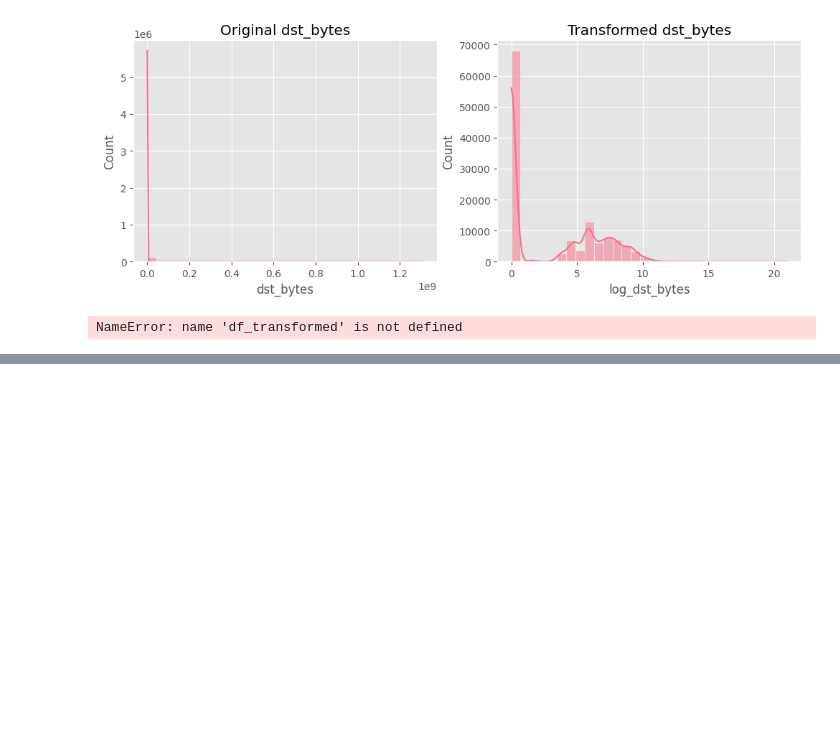
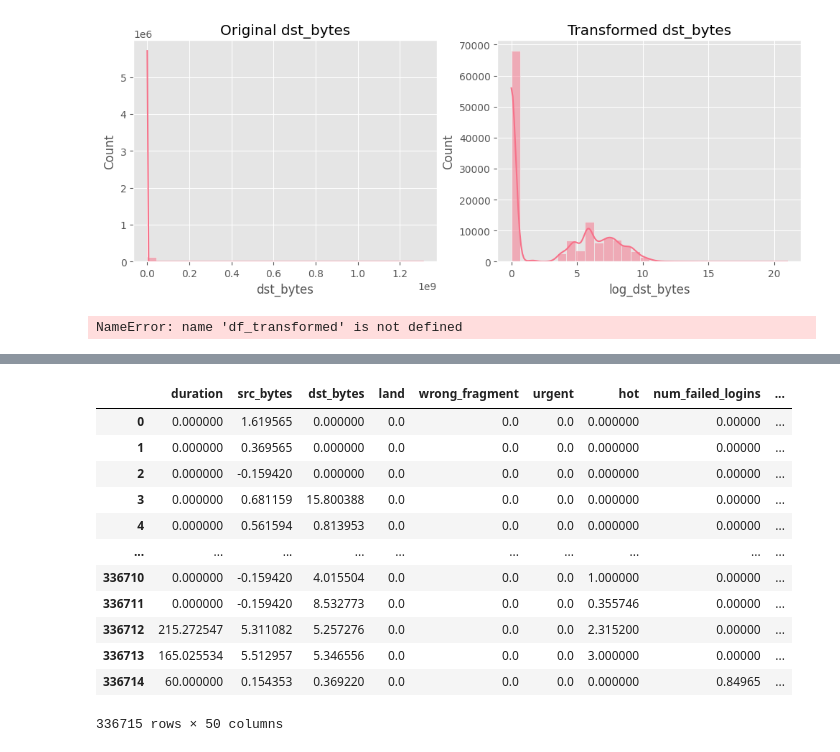
Before and after one commit to mailech/SentinelNet-AI-Powered-Network-Intrusion-Detection-System-, a Jupyter notebook: Feature-Engineering.ipynb, the cells around one changed output, grey strips where cells are left out. Cells and saved outputs as stored; diff of their text form; code cells hidden in the pictures; blank space fills up the shorter version.

```diff
--- a/Feature-Engineering.ipynb
+++ b/Feature-Engineering.ipynb
@@ -338,3 +481,19 @@ y_resampled
+# %%
+X_resampled
+# %% [output]
+|  | duration | src_bytes | dst_bytes | land | wrong_fragment | urgent | hot | num_failed_logins | ... |
+| 0 | 0.000000 | 1.619565 | 0.000000 | 0.0 | 0.0 | 0.0 | 0.000000 | 0.00000 | ... |
+| 1 | 0.000000 | 0.369565 | 0.000000 | 0.0 | 0.0 | 0.0 | 0.000000 | 0.00000 | ... |
+| 2 | 0.000000 | -0.159420 | 0.000000 | 0.0 | 0.0 | 0.0 | 0.000000 | 0.00000 | ... |
+| 3 | 0.000000 | 0.681159 | 15.800388 | 0.0 | 0.0 | 0.0 | 0.000000 | 0.00000 | ... |
+| 4 | 0.000000 | 0.561594 | 0.813953 | 0.0 | 0.0 | 0.0 | 0.000000 | 0.00000 | ... |
+| ... | ... | ... | ... | ... | ... | ... | ... | ... | ... |
+| 336710 | 0.000000 | -0.159420 | 4.015504 | 0.0 | 0.0 | 0.0 | 1.000000 | 0.00000 | ... |
+| 336711 | 0.000000 | -0.159420 | 8.532773 | 0.0 | 0.0 | 0.0 | 0.355746 | 0.00000 | ... |
+| 336712 | 215.272547 | 5.311082 | 5.257276 | 0.0 | 0.0 | 0.0 | 2.315200 | 0.00000 | ... |
+| 336713 | 165.025534 | 5.512957 | 5.346556 | 0.0 | 0.0 | 0.0 | 3.000000 | 0.00000 | ... |
+| 336714 | 60.000000 | 0.154353 | 0.369220 | 0.0 | 0.0 | 0.0 | 0.000000 | 0.84965 | ... |
+336715 rows × 50 columns
 # %%
 pca = PCA(n_components=2)
 x_pca = pca.fit_transform(X_resampled.sample(5000,random_state = 42))
```
Also changed, not shown: parts of 18 cells of this notebook, 1 other file.
